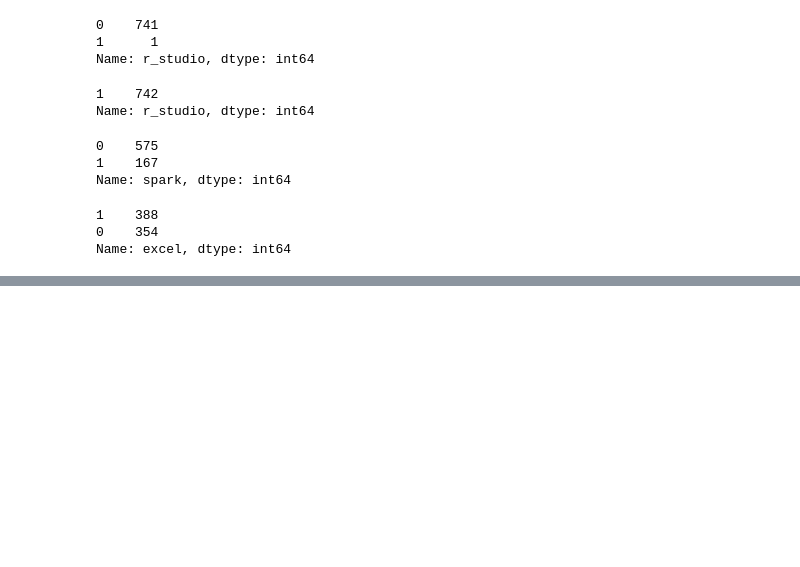
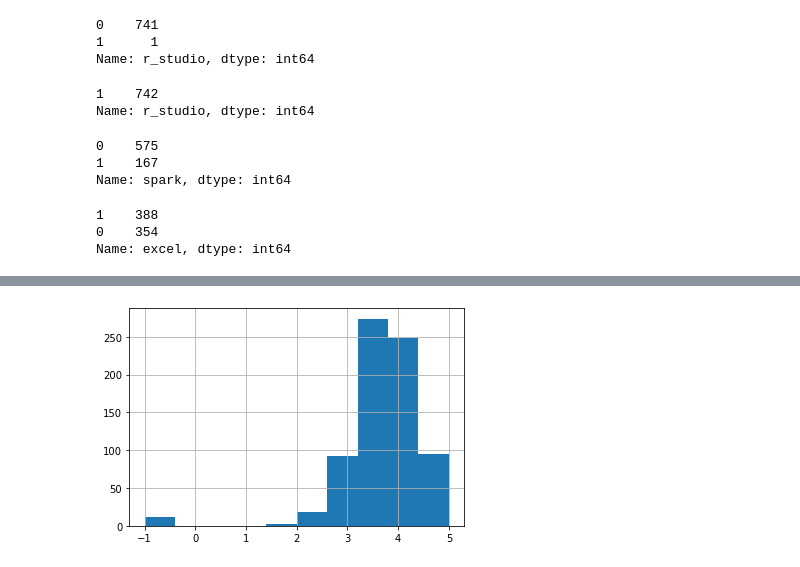
Before and after one commit to AhmadAbdElhameed/ds_salary_project, a Jupyter notebook: Data Cleaning.ipynb, the cells around one changed output, grey strips where cells are left out. Cells and saved outputs as stored; diff of their text form; code cells hidden in the pictures; blank space fills up the shorter version.

```diff
--- a/Data Cleaning.ipynb
+++ b/Data Cleaning.ipynb
@@ -234,0 +468,4 @@ df.to_csv("glassdoor_salary_clean.csv",index = False)
+# %%
+df.Rating.hist();
+# %% [output]
+[figure, added]
```
Also changed, not shown: parts of 28 cells of this notebook.
